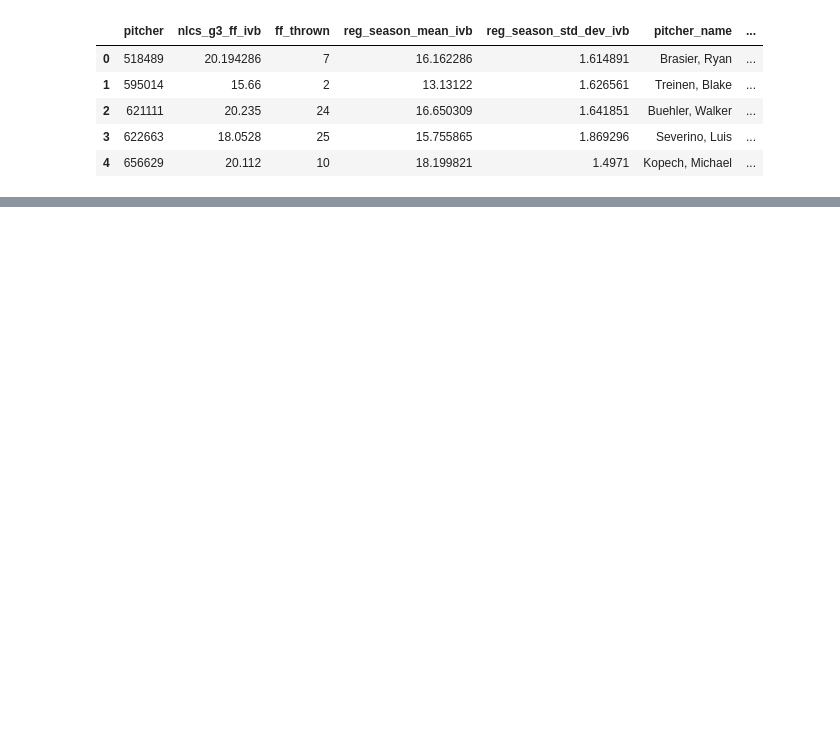
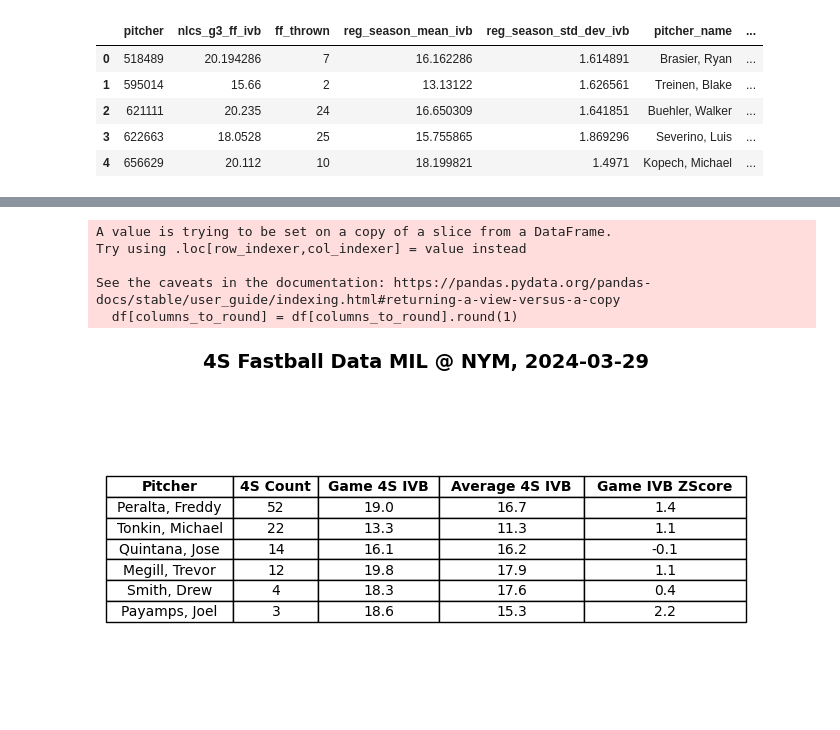
Before and after one commit to chuckrak/Baseball, a Jupyter notebook: buehler.ipynb, the cells around one changed output, grey strips where cells are left out. Saved outputs shown, nothing was run; the diff lists cells and outputs as text; code cells hidden in the pictures; blank space fills up the shorter version.

```diff
--- a/buehler.ipynb
+++ b/buehler.ipynb
@@ -585,0 +590,58 @@ dtype: object
+# %%
+# Lance Broz says look at Freddy Peralta vs Mets early season, curious if similar movement there.
+# How does Walker Buehler's movement look in Yankee Stadium 2 weeks later?
+
+def get_game_4s_zscores(game_pk, is_playoffs=False):
+    if is_playoffs:
+        df = playoff_fastballs
+    else:
+        df = all_fastballs
+    game_fastballs = df[df["game_pk"] == game_pk]
+    game_pitcher_ivb = game_fastballs.groupby('pitcher').agg(game_mean_ivb = ('pfx_z', 'mean'), ff_thrown=('pfx_z', 'count'))
+
+    # nlcs_g3_zscores.head()
+    # nlcs_g3_zscores['season_mean'] =
+    game_zscores = game_pitcher_ivb.merge(pitchers_ff_ivb_df, on="pitcher", how="left")
+    game_zscores.columns = ['pitcher', 'game_ff_ivb', 'ff_thrown', 'reg_season_mean_ivb', 'reg_season_std_dev_ivb', 'pitcher_name']
+    game_zscores['ivb_zscore'] = (game_zscores['game_ff_ivb'] - game_zscores['reg_season_mean_ivb']) / game_zscores['reg_season_std_dev_ivb']
+    # nlcs_g3_zscores['player_name'] = nlcs_g3_zscores['pitcher'].map(lambda x: pyb.playerid_reverse_lookup(x))
+    fig, ax = plt.subplots(figsize=(8, 4))
+
+    # Hide axes
+    ax.axis('off')
+    df = game_zscores[['pitcher_name', 'ff_thrown', 'game_ff_ivb', 'reg_season_mean_ivb',  'ivb_zscore']]
+    columns_to_round = ["game_ff_ivb", "reg_season_mean_ivb", "ivb_zscore"]
+    df[columns_to_round] = df[columns_to_round].round(1)
+    df = df.sort_values(by='ff_thrown', ascending=False)
+    # Create a table
+
+    table = ax.table(
+        cellText=df.values,
+        colLabels=['Pitcher', "4S Count", "Game 4S IVB", "Average 4S IVB", "Game IVB ZScore"],
+        cellLoc='center',
+        loc='center'
+    )
+
+    for col in range(len(df.columns)):
+        table[(0, col)].set_text_props(weight='bold')
+
+
+    # Style the table
+    table.auto_set_font_size(False)
+    table.set_fontsize(10)
+    table.auto_set_column_width(col=list(range(len(df.columns))))
+    table.scale(1, 1.25)  # Scale the height of the rows (adjust factor as needed)
+
+    game_info = pyb.statcast_single_game(game_pk)[['home_team', 'away_team', 'game_date']].iloc[0]
+    date = game_info['game_date'].strftime('%Y-%m-%d')
+    ax.set_title(f"4S Fastball Data {game_info['away_team']} @ {game_info['home_team']}, {date}", fontsize=14, weight='bold', pad=20)
+    plt.show()
+
+get_game_4s_zscores(745848)
+# %% [output]
+A value is trying to be set on a copy of a slice from a DataFrame.
+Try using .loc[row_indexer,col_indexer] = value instead
+
+See the caveats in the documentation: https://pandas.pydata.org/pandas-docs/stable/user_guide/indexing.html#returning-a-view-versus-a-copy
+  df[columns_to_round] = df[columns_to_round].round(1)
+[figure, added]
```
Also changed, not shown: parts of 4 cells of this notebook.
